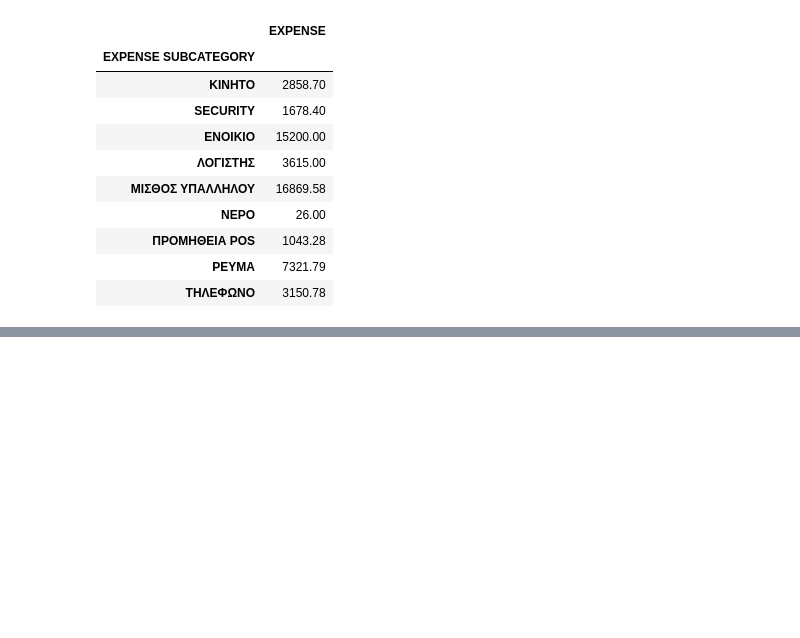
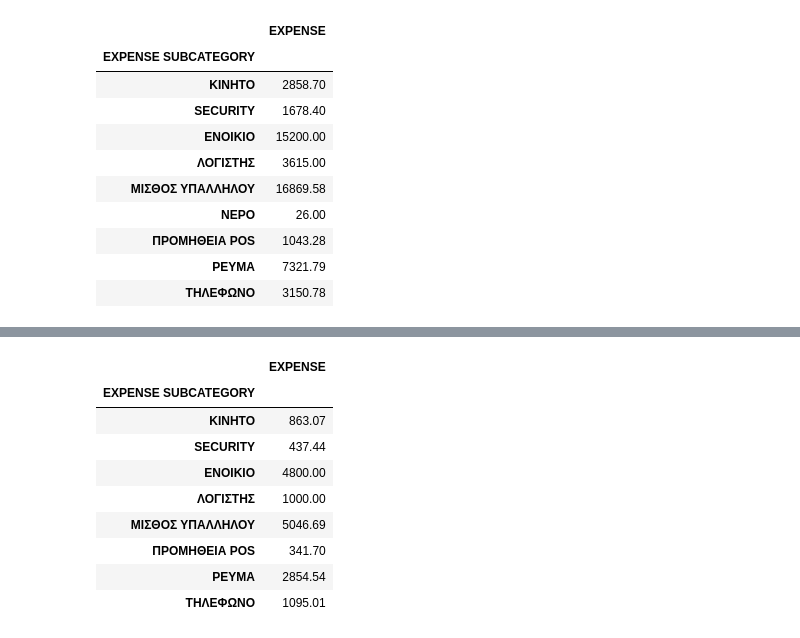
Before and after one commit to tasosnikitakis/Data_Science_Notebooks, a Jupyter notebook: pharmacy_data_expenses_analysis.ipynb, the cells around one changed output, grey strips where cells are left out. Drawn from its saved outputs; the diff is of its cells as text; code cells hidden in the pictures; blank space fills up the shorter version.

```diff
--- a/pharmacy_data_expenses_analysis.ipynb
+++ b/pharmacy_data_expenses_analysis.ipynb
@@ -116,0 +147,17 @@ Support for multi-dimensional indexing (e.g. `obj[:, None]`) is deprecated and w
+# %%
+yearly_operating_expenses_df = yearly_expenses_df[yearly_expenses_df['EXPENSE CATEGORY']=='ΠΑΓΙΑ ΕΞΟΔΑ']
+# %%
+yearly_operating_expenses_df = yearly_operating_expenses_df[['EXPENSE SUBCATEGORY', 'EXPENSE']].groupby('EXPENSE SUBCATEGORY').sum()
+# %%
+yearly_operating_expenses_df
+# %% [output]
+|  | EXPENSE |
+| EXPENSE SUBCATEGORY |  |
+| KINHTO | 863.07 |
+| SECURITY | 437.44 |
+| ΕΝΟΙΚΙΟ | 4800.00 |
+| ΛΟΓΙΣΤΗΣ | 1000.00 |
+| ΜΙΣΘΟΣ ΥΠΑΛΛΗΛΟΥ | 5046.69 |
+| ΠΡΟΜΗΘΕΙΑ POS | 341.70 |
+| ΡΕΥΜΑ | 2854.54 |
+| ΤΗΛΕΦΩΝΟ | 1095.01 |
```
Also changed, not shown: parts of 4 cells of this notebook.
